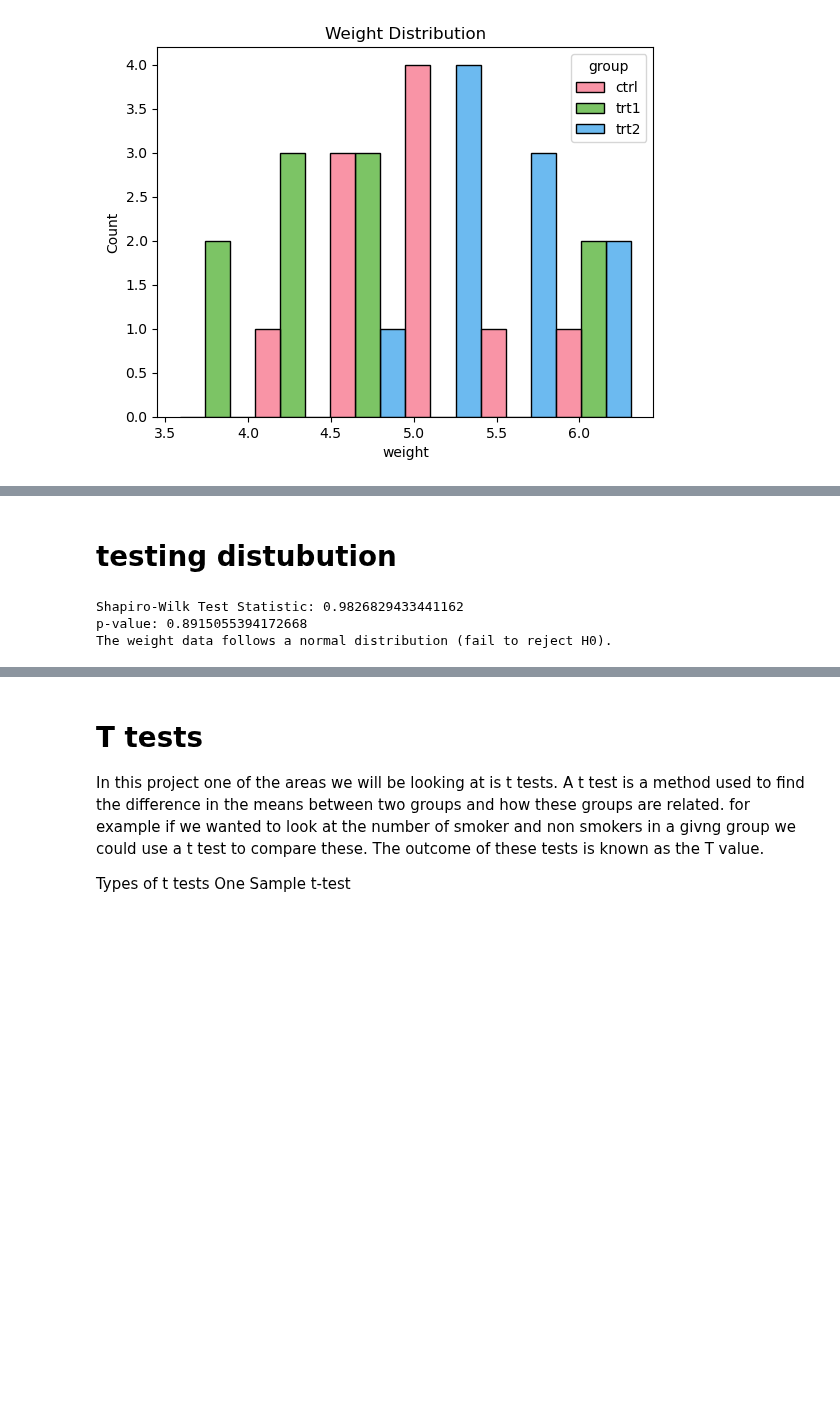
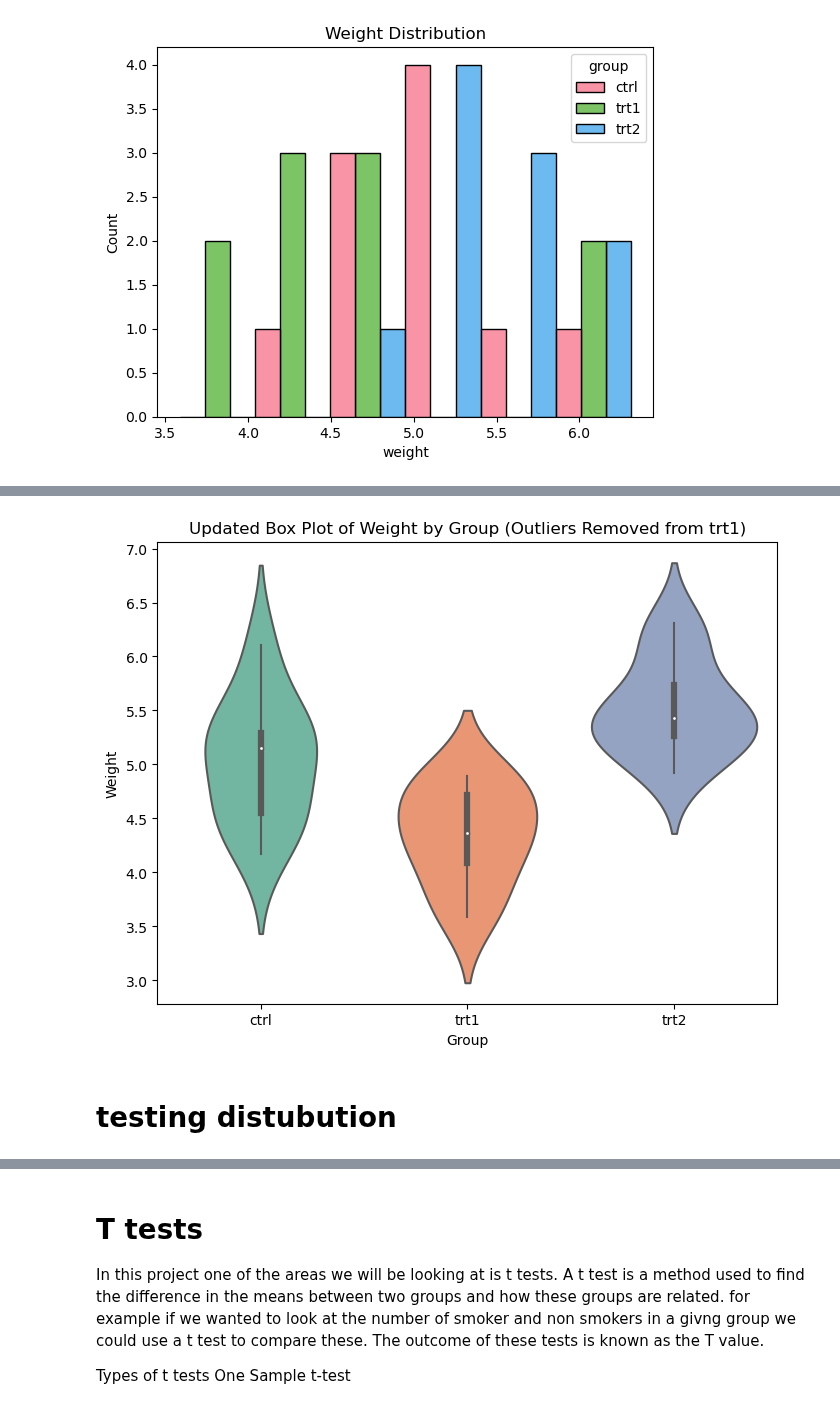
Before and after one commit to keithmmc/appliedstats, a Jupyter notebook: project.ipynb, the cells around one changed output, grey strips where cells are left out. Cells and saved outputs as stored; diff of their text form; code cells hidden in the pictures; blank space fills up the shorter version.

```diff
--- a/project.ipynb
+++ b/project.ipynb
@@ -104,18 +196,11 @@ g.map(sns.histplot, "weight")
+# %%
+plt.figure(figsize=(8, 6))
+sns.violinplot(x='group', y='weight', data=df_cleaned, palette='Set2')
+plt.title("Updated Box Plot of Weight by Group (Outliers Removed from trt1)")
+plt.xlabel("Group")
+plt.ylabel("Weight")
+plt.show()
+# %% [output]
+[figure, added]
 # %% [markdown]
 # testing distubution
-# %%
-stat, p_value = shapiro(df1['weight'])
-
-# Output the test statistic and p-value
-print("Shapiro-Wilk Test Statistic:", stat)
-print("p-value:", p_value)
-
-# Interpretation
-if p_value > 0.05:
-    print("The weight data follows a normal distribution (fail to reject H0).")
-else:
-    print("The weight data does not follow a normal distribution (reject H0).")
-# %% [output]
-Shapiro-Wilk Test Statistic: 0.9826829433441162
-p-value: 0.8915055394172668
-The weight data follows a normal distribution (fail to reject H0).
```
Also changed, not shown: parts of 19 cells of this notebook.
